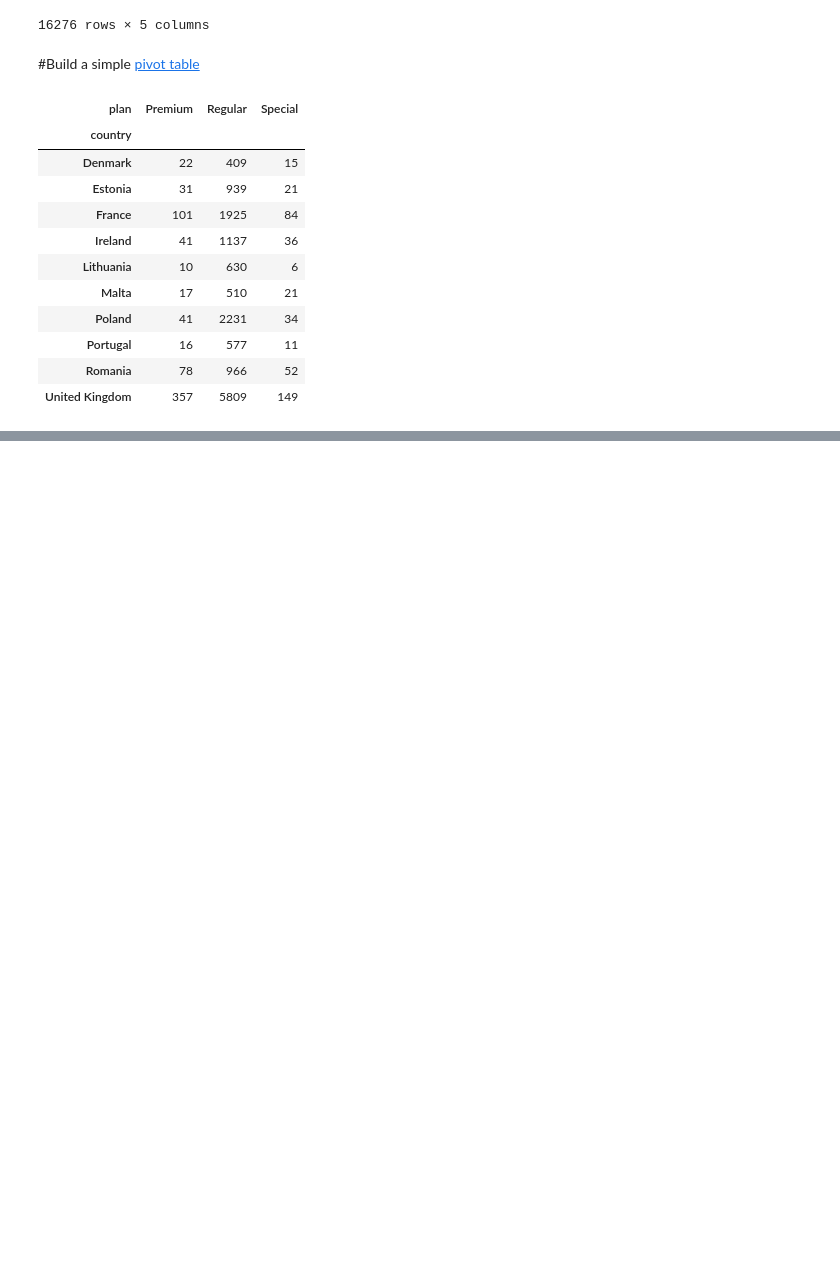
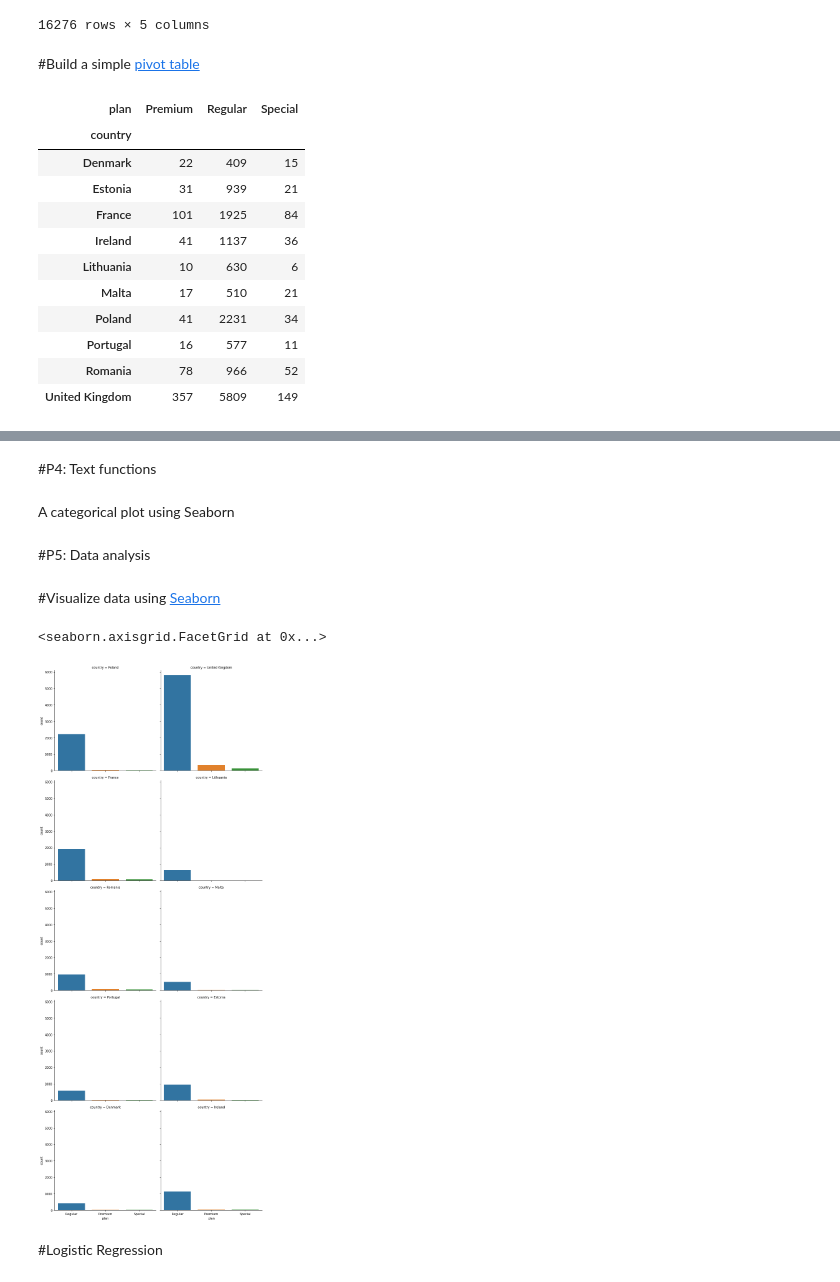
Before and after one commit to atlas-github/fstep_19, a Jupyter notebook: intro_to_bigdata&ai.ipynb, the cells around one changed output, grey strips where cells are left out. Cells and saved outputs as stored; diff of their text form; code cells hidden in the pictures; blank space fills up the shorter version.

```diff
--- a/intro_to_bigdata&ai.ipynb
+++ b/intro_to_bigdata&ai.ipynb
@@ -50,0 +195,3 @@ table
+# %%
+users = pd.read_csv("sample-users.csv")
+users.head()
@@ -50,0 +205,3 @@ table
+# %%
+devices = pd.read_csv("sample-devices.csv")
+devices.head()
@@ -50,0 +215,3 @@ table
+# %%
+users_devices = users.merge(devices, on = "user_id")
+users_devices
@@ -50,0 +248,17 @@ table
+# %% [markdown]
+#P4: Text functions
+# %% [markdown]
+A categorical plot using Seaborn
+# %% [markdown]
+#P5: Data analysis
+# %% [markdown]
+#Visualize data using [Seaborn](https://seaborn.pydata.org/)
+# %%
+import seaborn as sns
+plot1 = sns.catplot(x = "plan", col = "country", col_wrap = 2, data = users_devices, kind = "count")
+plot1
+# %% [output]
+<seaborn.axisgrid.FacetGrid at 0x...>
+[figure, added]
+# %% [markdown]
+#Logistic Regression
```
Also changed, not shown: parts of 15 cells of this notebook.
